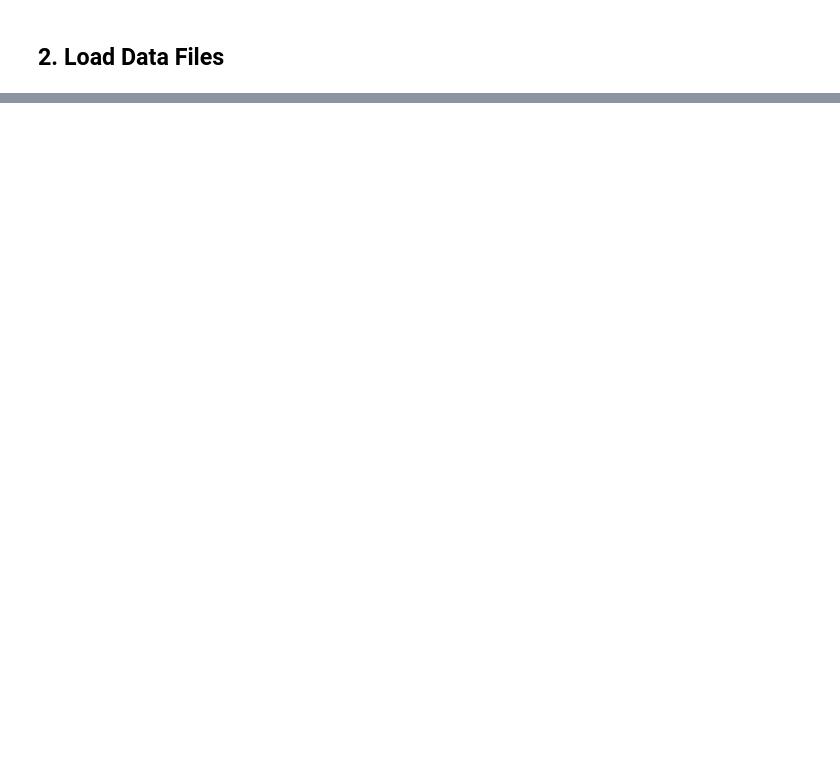
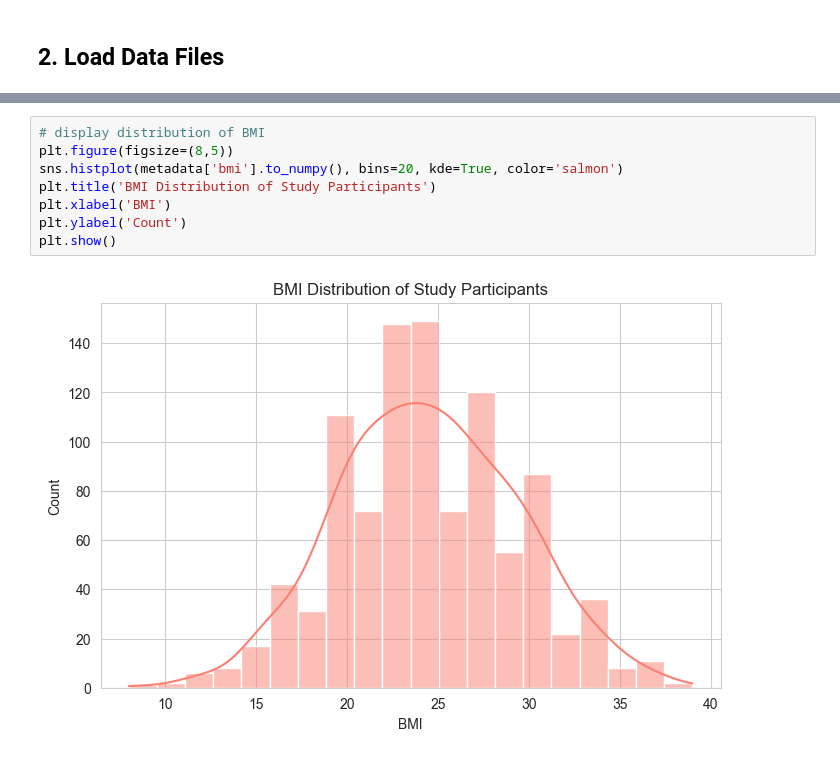
Before and after one commit to zkhechadoorian/coffee-gut-microbiome, a Jupyter notebook: notebooks/01_data_loading_qc.ipynb, the cells around one changed output, grey strips where cells are left out. Drawn from its saved outputs; the diff is of its cells as text; blank space fills up the shorter version.

```diff
--- a/notebooks/01_data_loading_qc.ipynb
+++ b/notebooks/01_data_loading_qc.ipynb
@@ -235,0 +102,10 @@ print(metadata.dtypes.value_counts())
+# %%
+# display distribution of BMI
+plt.figure(figsize=(8,5))
+sns.histplot(metadata['bmi'].to_numpy(), bins=20, kde=True, color='salmon')
+plt.title('BMI Distribution of Study Participants')
+plt.xlabel('BMI')
+plt.ylabel('Count')
+plt.show()
+# %% [output]
+[figure, added]
```
Also changed, not shown: parts of 36 cells of this notebook.
